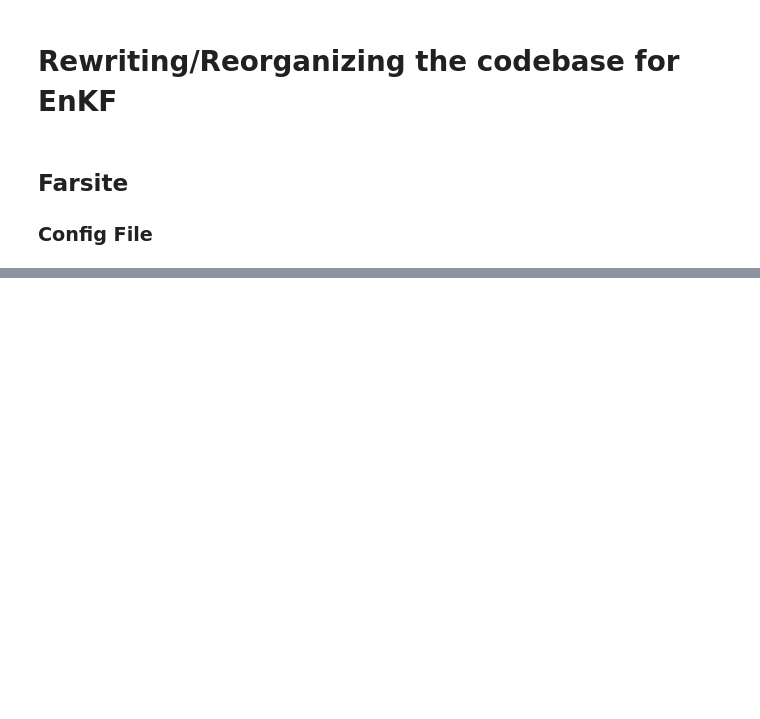
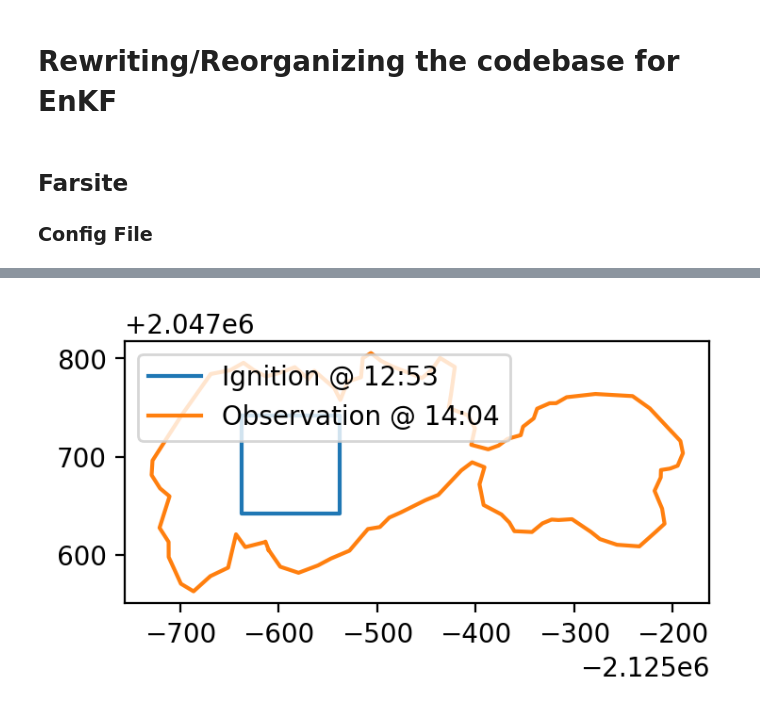
Before and after one commit to tolgacaglar/farsite-devAPI, a Jupyter notebook: src/Reorganizing Code Base.ipynb, the cells around one changed output, grey strips where cells are left out. Drawn from its saved outputs; the diff is of its cells as text; code cells hidden in the pictures; blank space fills up the shorter version.

```diff
--- a/src/Reorganizing Code Base.ipynb
+++ b/src/Reorganizing Code Base.ipynb
@@ -284,0 +743,43 @@ WRITE_OUTPUTS_EACH_TIMESTEP: 0
+# %%
+if description == 'Maria2019':
+    # Maria ignition
+    ignition_timepoint = timestamps[0].replace(hour=18, minute=13)
+    x,y = (-2084217.1484733422, 1503560.461310427)
+    width = 200
+    xshift = 2000
+    yshift = 1500
+elif description == 'Bridge2021':
+    # Bridge2021 ignition
+    ignition_timepoint = timestamps[0].replace(hour=12, minute=53)
+    x,y = x,y = observations[0].centroid.x, observations[0].centroid.y
+    width = 100
+    xshift = -50
+    yshift = 50
+
+
+
+# River2021 ignition
+# ignition_timepoint = timestamps[0].replace(hour=14, minute=0)
+# x,y = x,y = observations[0].centroid.x, observations[0].centroid.y
+# width = 100
+# xshift = -1200
+# yshift = -2000
+
+x += xshift
+y+= yshift
+ignition = Polygon([(x-width, y), (x, y), (x,y-width), (x-width, y-width)])
+
+fig, ax = plt.subplots(1,1, figsize=(4,4), dpi=200)
+plot_geometry(ignition, ax=ax, label=f'Ignition @ {ignition_timepoint.strftime("%H:%M")}')
+plot_geometry(observations[0], ax=ax, label=f'Observation @ {timestamps[0].strftime("%H:%M")}')
+ax.legend(loc='upper left')
+
+model_output_lst = []
+adjusted_geom_lst = []
+X_lst = []
+xkhat_ensemble_lst = []
+xkphat_ensemble_lst = []
+ykhat_ensemble_lst = []
+zkphat_ensemble_lst = []
+# %% [output]
+[figure, added]
```
Also changed, not shown: parts of 15 cells of this notebook, 50 other files.
